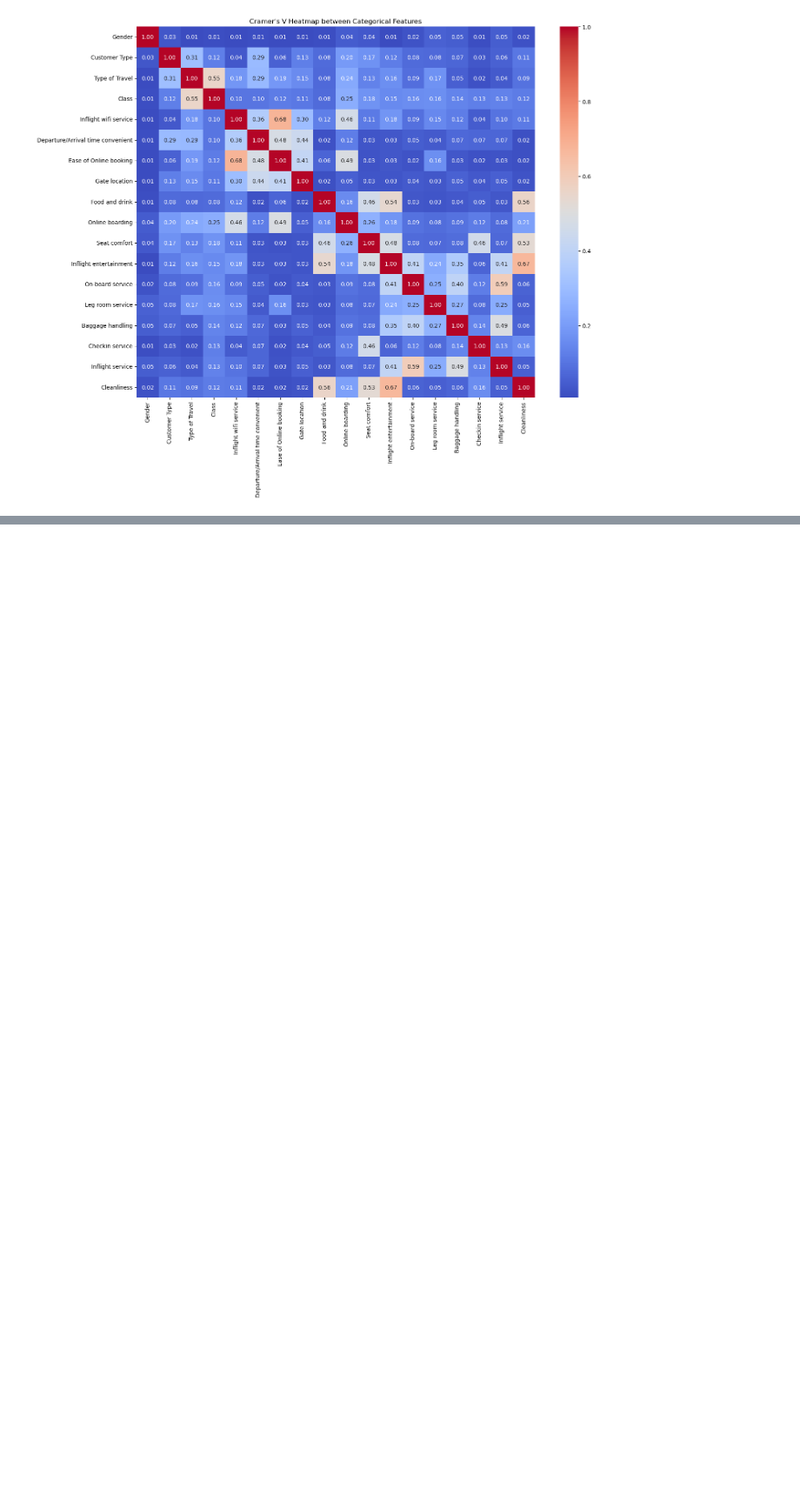
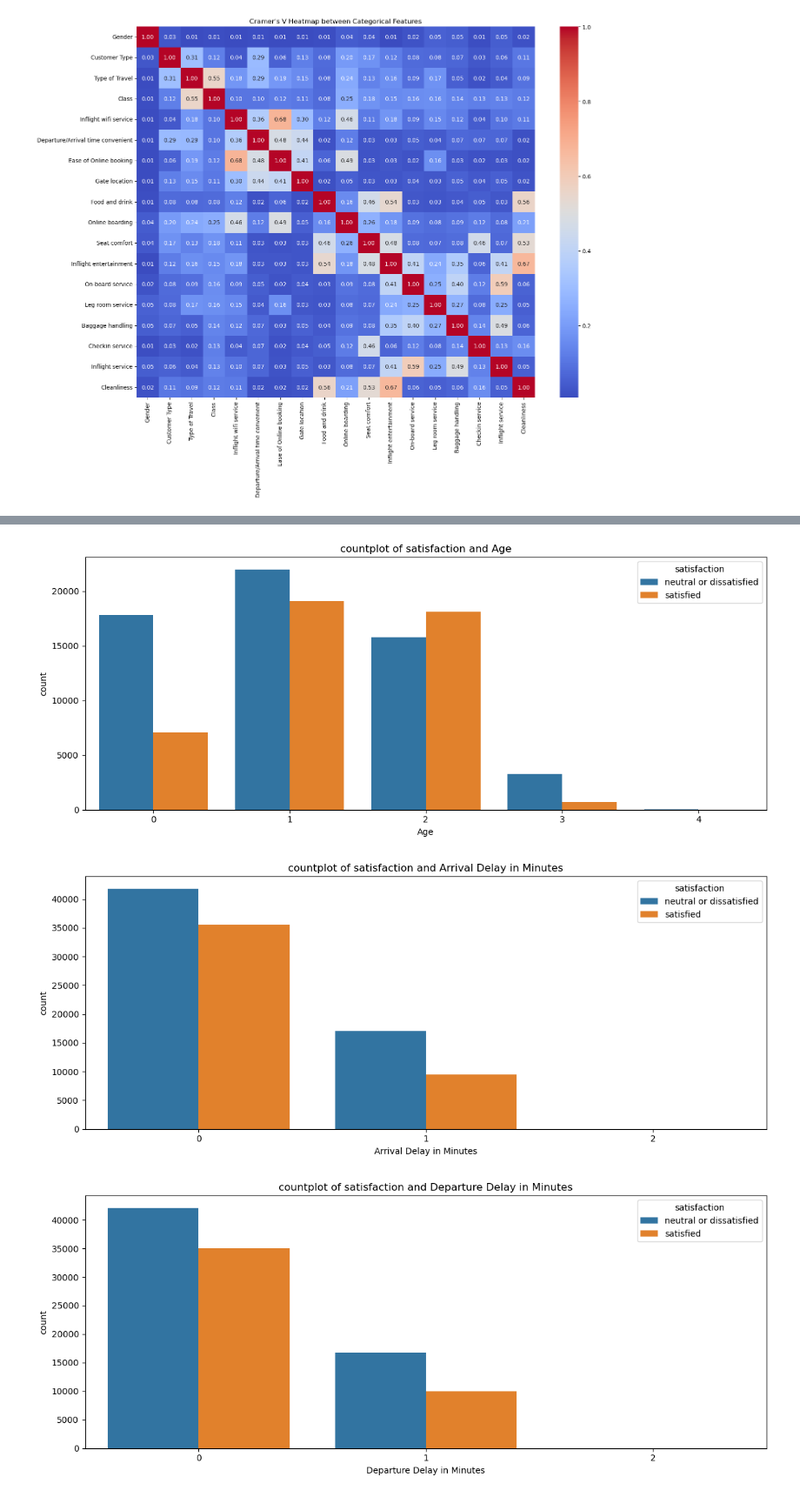
Before and after one commit to cURL-faraz/DecisionTree, a Jupyter notebook: docs/eda.ipynb, the cells around one changed output, grey strips where cells are left out. Shown at 87% size. Drawn from its saved outputs; the diff is of its cells as text; code cells hidden in the pictures; blank space fills up the shorter version.

```diff
--- a/docs/eda.ipynb
+++ b/docs/eda.ipynb
@@ -297,16 +297,16 @@ neutral or dissatisfied  0.01  10.30  12.22  13.44  12.15   8.54
 # %%
 # Visualizes satisfaction distribution for each category in categorical features.
 
-def categorical_feat_target_countplot():
+def categorical_feat_target_countplot(categorical_columns):
 
-    for feat in list(categorical_df.index)[:-1] :
+    for feat in categorical_columns:
         plt.figure(figsize = (12,5))
         sns.countplot(x = feat , hue = "satisfaction" , data = dataset)
         plt.title(f"countplot of satisfaction and {feat}")
         plt.tight_layout()
         plt.show()
 
-categorical_feat_target_countplot()
+categorical_feat_target_countplot(list(categorical_df.index)[:-1])
 # %% [output]
 [figure]
 [figure]
@@ -383,0 +486,6 @@ cramer_vmatrix()
+# %%
+categorical_feat_target_countplot(["Age" , "Arrival Delay in Minutes" , "Departure Delay in Minutes" , "Flight Distance"])
+# %% [output]
+[figure, added]
+[figure, added]
+[figure, added]
```
Also changed, not shown: parts of 12 cells of this notebook.
